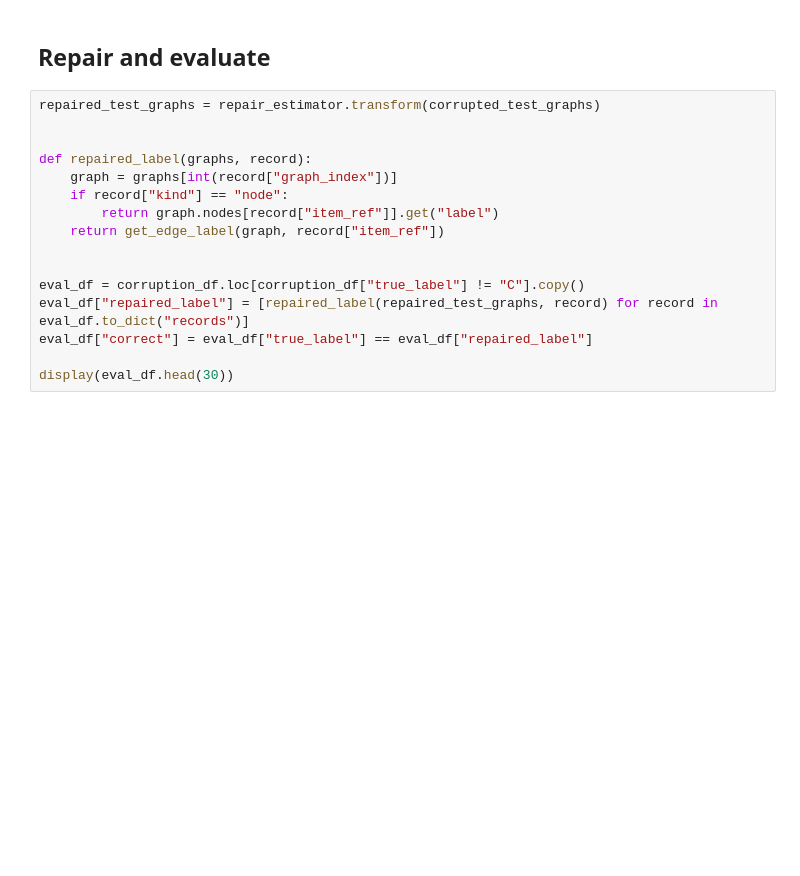
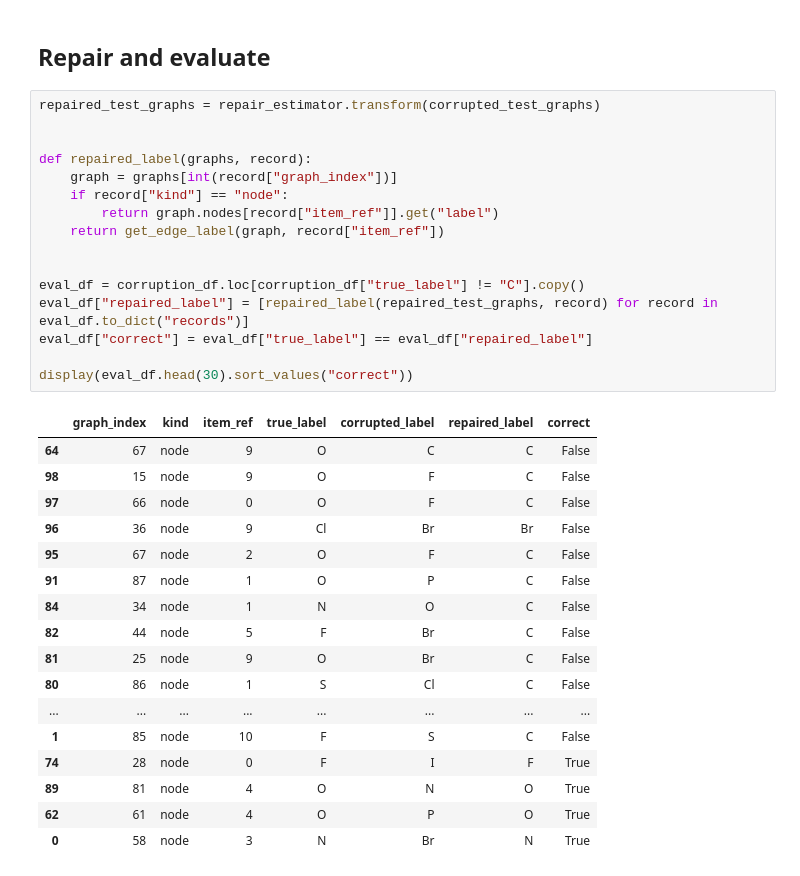
Before and after one commit to fabriziocosta/abstractgraph-ml, a Jupyter notebook: notebooks/examples/example_graph_label_repair_zinc.ipynb, the cells around one changed output. Drawn from its saved outputs; the diff is of its cells as text; blank space fills up the shorter version.

```diff
--- a/notebooks/examples/example_graph_label_repair_zinc.ipynb
+++ b/notebooks/examples/example_graph_label_repair_zinc.ipynb
@@ -267,19 +303,37 @@ display(corruption_df.head())
 # %%
 repaired_test_graphs = repair_estimator.transform(corrupted_test_graphs)
 
 
 def repaired_label(graphs, record):
     graph = graphs[int(record["graph_index"])]
     if record["kind"] == "node":
         return graph.nodes[record["item_ref"]].get("label")
     return get_edge_label(graph, record["item_ref"])
 
 
 eval_df = corruption_df.loc[corruption_df["true_label"] != "C"].copy()
 eval_df["repaired_label"] = [repaired_label(repaired_test_graphs, record) for record in eval_df.to_dict("records")]
 eval_df["correct"] = eval_df["true_label"] == eval_df["repaired_label"]
 
-display(eval_df.head(30))
+display(eval_df.head(30).sort_values("correct"))
+# %% [output]
+|  | graph_index | kind | item_ref | true_label | corrupted_label | repaired_label | correct |
+| 64 | 67 | node | 9 | O | C | C | False |
+| 98 | 15 | node | 9 | O | F | C | False |
+| 97 | 66 | node | 0 | O | F | C | False |
+| 96 | 36 | node | 9 | Cl | Br | Br | False |
+| 95 | 67 | node | 2 | O | F | C | False |
+| 91 | 87 | node | 1 | O | P | C | False |
+| 84 | 34 | node | 1 | N | O | C | False |
+| 82 | 44 | node | 5 | F | Br | C | False |
+| 81 | 25 | node | 9 | O | Br | C | False |
+| 80 | 86 | node | 1 | S | Cl | C | False |
+| ... | ... | ... | ... | ... | ... | ... | ... |
+| 1 | 85 | node | 10 | F | S | C | False |
+| 74 | 28 | node | 0 | F | I | F | True |
+| 89 | 81 | node | 4 | O | N | O | True |
+| 62 | 61 | node | 4 | O | P | O | True |
+| 0 | 58 | node | 3 | N | Br | N | True |
 # %%
 def metric_row(frame, label):
     if frame.empty:
```
Also changed, not shown: parts of 7 cells of this notebook, 2 other files.
